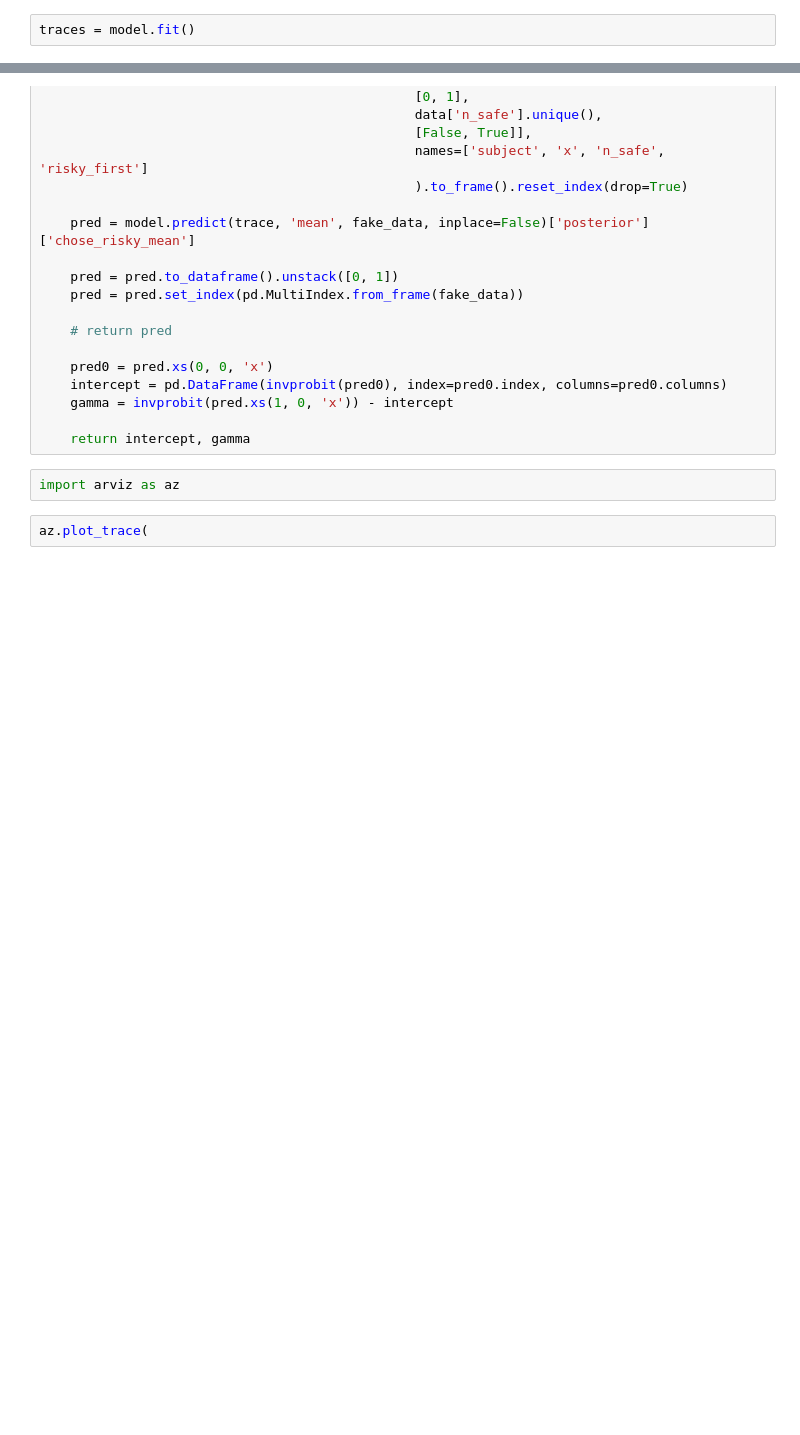
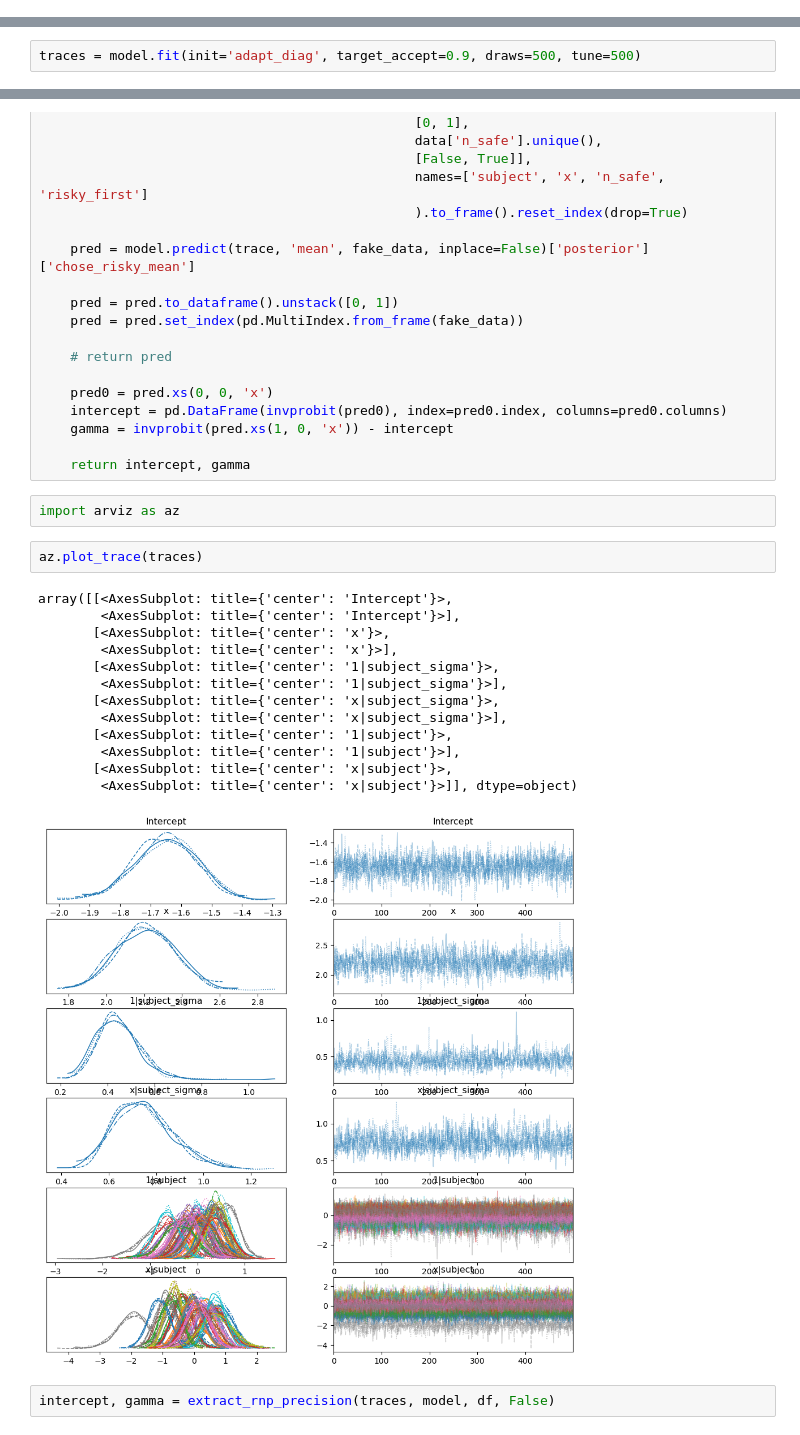
Before and after one commit to Gilles86/stress_risk, a Jupyter notebook: stress_risk/subject_selection/fit_rnp_model.ipynb, the cells around one changed output, grey strips where cells are left out. Cells and saved outputs as stored; diff of their text form; blank space fills up the shorter version.

```diff
--- a/stress_risk/subject_selection/fit_rnp_model.ipynb
+++ b/stress_risk/subject_selection/fit_rnp_model.ipynb
@@ -28,5 +29,3 @@ import bambi
 df['x'] = df['log(risky/safe)']
 # %%
 model = bambi.Model('chose_risky ~ x + (x|subject)', link='probit', family='bernoulli', data=df.reset_index())
-# %%
-traces = model.fit()
@@ -43,0 +32,2 @@ The chain reached the maximum tree depth. Increase max_treedepth, increase targe
+# %%
+traces = model.fit(init='adapt_diag', target_accept=0.9, draws=500, tune=500)
@@ -80,4 +78,20 @@ def extract_rnp_precision(trace, model, data, group=False):
 # %%
 import arviz as az
 # %%
-az.plot_trace(
+az.plot_trace(traces)
+# %% [output]
+array([[<AxesSubplot: title={'center': 'Intercept'}>,
+        <AxesSubplot: title={'center': 'Intercept'}>],
+       [<AxesSubplot: title={'center': 'x'}>,
+        <AxesSubplot: title={'center': 'x'}>],
+       [<AxesSubplot: title={'center': '1|subject_sigma'}>,
+        <AxesSubplot: title={'center': '1|subject_sigma'}>],
+       [<AxesSubplot: title={'center': 'x|subject_sigma'}>,
+        <AxesSubplot: title={'center': 'x|subject_sigma'}>],
+       [<AxesSubplot: title={'center': '1|subject'}>,
+        <AxesSubplot: title={'center': '1|subject'}>],
+       [<AxesSubplot: title={'center': 'x|subject'}>,
+        <AxesSubplot: title={'center': 'x|subject'}>]], dtype=object)
+[figure, added]
+# %%
+intercept, gamma = extract_rnp_precision(traces, model, df, False)
```
Also changed, not shown: parts of 7 cells of this notebook, 1 other file.
